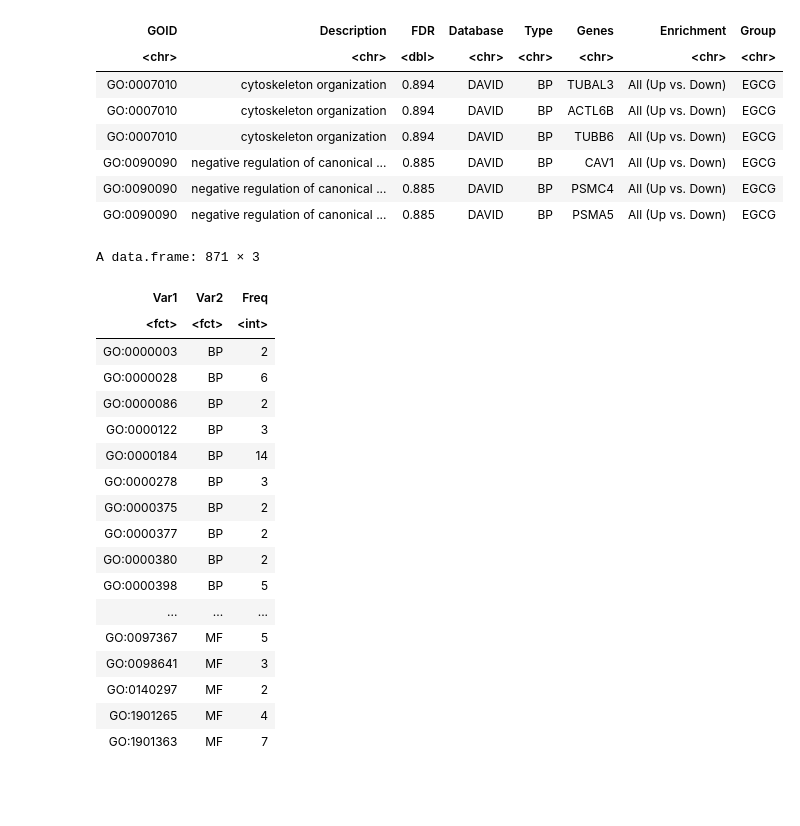
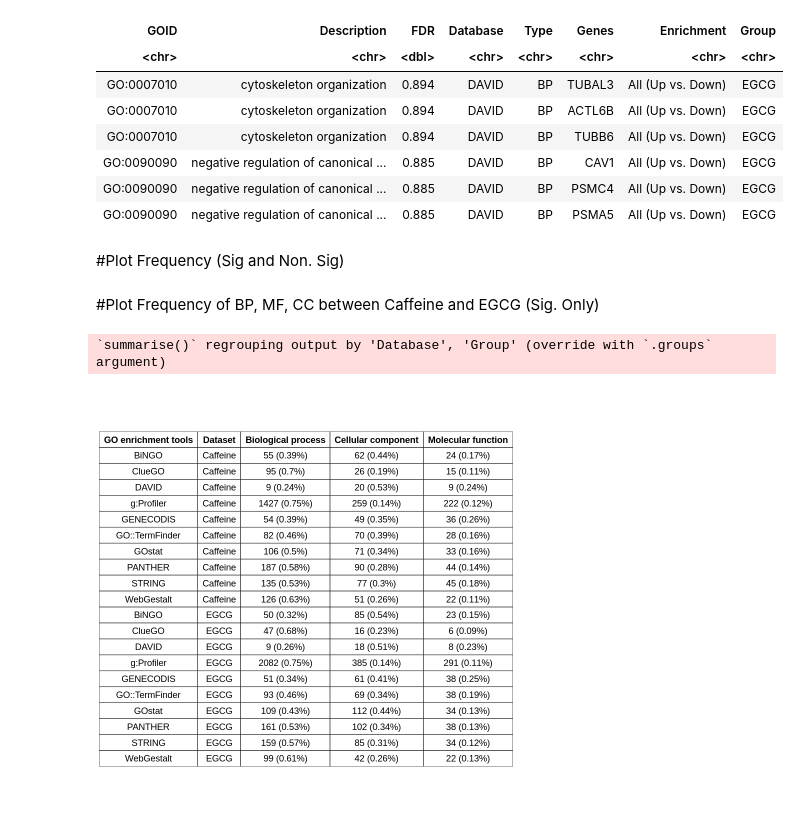
Before and after one commit to kittisaktaoma/GO-tools-comparsion, a Jupyter notebook: GO_tools_Comparison.ipynb, the cells around one changed output. Saved outputs shown, nothing was run; the diff lists cells and outputs as text; code cells hidden in the pictures; blank space fills up the shorter version.

```diff
--- a/GO_tools_Comparison.ipynb
+++ b/GO_tools_Comparison.ipynb
@@ -41,6 +37,8 @@ A data.table: 6 × 8
 | GO:0090090 | negative regulation of canonical ... | 0.885 | DAVID | BP | CAV1 | All (Up vs. Down) | EGCG |
 | GO:0090090 | negative regulation of canonical ... | 0.885 | DAVID | BP | PSMC4 | All (Up vs. Down) | EGCG |
 | GO:0090090 | negative regulation of canonical ... | 0.885 | DAVID | BP | PSMA5 | All (Up vs. Down) | EGCG |
+# %% [markdown]
+#Plot Frequency (Sig and Non. Sig)
 # %%
 # Plot Frequency
 df_01$Condition <- ifelse(df_01$FDR < 0.05,"Significant","Non. Significant")
@@ -48,9 +46,9 @@ df_01$Condition <- ifelse(df_01$FDR < 0.05,"Significant","Non. Significant")
 ##Count and Plot
 
 ##Count
-count <- all[,-6] %>% unique() %>% group_by(Database,Dataset,Type,Condition) %>% dplyr::summarise(count=n()) %>% as.data.frame()
-resh <- reshape(count, idvar = c("Database","Dataset","Condition"), timevar = "Type", direction = "wide")
-resh.01 <-resh[order(resh$Dataset),]
+count <- df_01[,-6] %>% unique() %>% group_by(Database,Group,Type,Condition) %>% dplyr::summarise(count=n()) %>% as.data.frame()
+resh <- reshape(count, idvar = c("Database","Group","Condition"), timevar = "Type", direction = "wide")
+resh.01 <-resh[order(resh$Group),]
 names(resh.01) <- c("GO enrichment tools",
                     "Dataset",
                     "Result",
@@ -59,33 +57,3 @@ names(resh.01) <- c("GO enrichment tools",
                     "Molecular function")
 
 ggtexttable(resh.01, rows = NULL, theme = ttheme("classic"))
-
-
-ggplot(data=count, aes(x=reorder(Database,count), y=count, fill=Condition)) +
-  geom_bar(stat="identity") +
-  theme_bw() +
-  facet_grid(vars(Type), vars(Dataset)) +
-  theme(axis.text.x = element_text(angle = 45, hjust = 1)) +
-  labs(fill = "") +
-  xlab("GO Enrichment Tools") +
-  ylab("Frequency")
-# %% [output]
-A data.frame: 871 × 3
-| Var1 | Var2 | Freq |
-| <fct> | <fct> | <int> |
-| GO:0000003 | BP | 2 |
-| GO:0000028 | BP | 6 |
-| GO:0000086 | BP | 2 |
-| GO:0000122 | BP | 3 |
-| GO:0000184 | BP | 14 |
-| GO:0000278 | BP | 3 |
-| GO:0000375 | BP | 2 |
-| GO:0000377 | BP | 2 |
-| GO:0000380 | BP | 2 |
-| GO:0000398 | BP | 5 |
-| ... | ... | ... |
-| GO:0097367 | MF | 5 |
-| GO:0098641 | MF | 3 |
-| GO:0140297 | MF | 2 |
-| GO:1901265 | MF | 4 |
-| GO:1901363 | MF | 7 |
@@ -91,0 +70,2 @@ A data.frame: 871 × 3
+# %% [markdown]
+#Plot Frequency of BP, MF, CC between Caffeine and EGCG (Sig. Only)
@@ -91,0 +125,24 @@ A data.frame: 871 × 3
+# %%
+count_02 <-df_01[,-6] %>% unique() %>% filter(.,Condition == "Significant") %>% group_by(Database,Group,Type) %>% dplyr::summarise(count=n()) %>% as.data.frame()
+resh <- reshape(count_02, idvar = c("Database","Group"), timevar = "Type", direction = "wide")
+resh.01 <-resh[order(resh$Group),]
+names(resh.01) <- c("GO enrichment tools",
+                    "Dataset",
+                    "Biological process",
+                    "Cellular component",
+                    "Molecular function")
+
+resh.02 <- cbind(resh.01[,c(1,2)], prop.table(as.matrix(resh.01[,-c(1,2)]), margin = 1))
+resh.02[,c(3:5)] <- round_df(resh.02[,c(3:5)], digits=2)
+
+all_non <- cbind(resh.01,resh.02)[,-c(6,7)]
+all_non$`Biological process` <- paste0(all_non$`Biological process`," ","(",all_non$`Biological process.1`,"%",")")
+all_non$`Cellular component` <- paste0(all_non$`Cellular component`," ","(",all_non$`Cellular component.1`,"%",")")
+all_non$`Molecular function` <- paste0(all_non$`Molecular function`," ","(",all_non$`Molecular function.1`,"%",")")
+
+all_non.final <- all_non[,-c(6,7,8)]
+#reshape(all_non.final, idvar = "GO enrichment tools", timevar = "Dataset", direction = "wide")
+ggtexttable(all_non.final, rows = NULL, theme = ttheme("classic"))
+# %% [output]
+`summarise()` regrouping output by 'Database', 'Group' (override with `.groups` argument)
+[figure, added]
```
Also changed, not shown: parts of 7 cells of this notebook.
